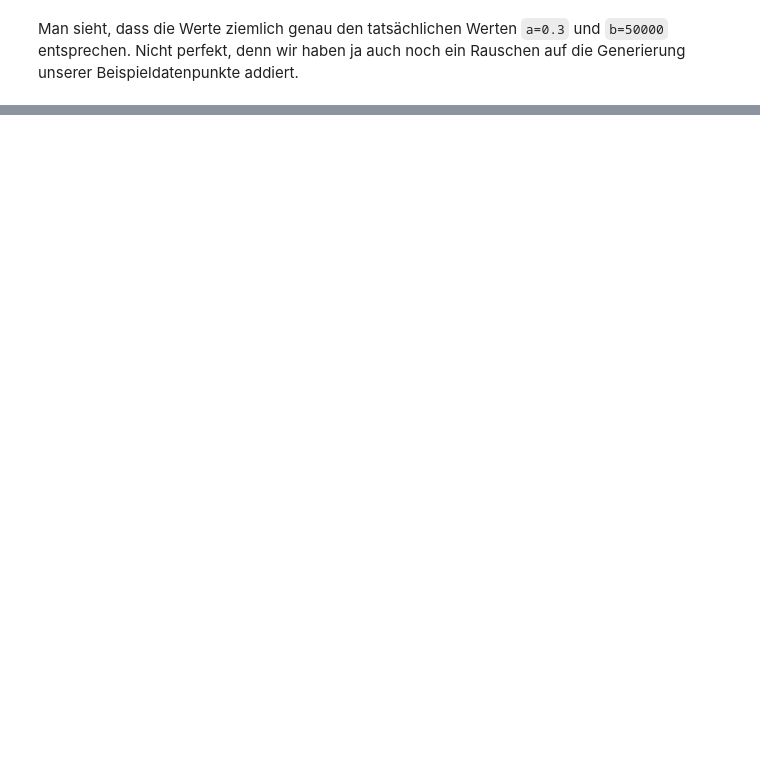
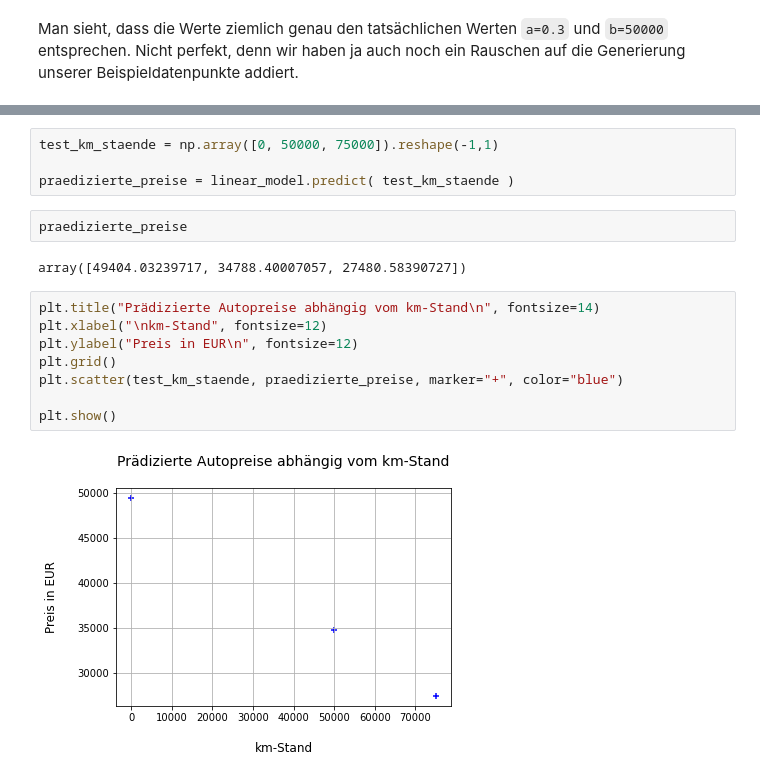
Before and after one commit to juebrauer/book_einstieg_in_ml_mit_scikit-learn, a Jupyter notebook: 04_lineare_regression.ipynb, the cells around one changed output, grey strips where cells are left out. Drawn from its saved outputs; the diff is of its cells as text; blank space fills up the shorter version.

```diff
--- a/04_lineare_regression.ipynb
+++ b/04_lineare_regression.ipynb
@@ -89,0 +96,18 @@ Man sieht, dass die Werte ziemlich genau den tatsächlichen Werten `a=0.3` und `
+# %%
+test_km_staende = np.array([0, 50000, 75000]).reshape(-1,1)
+
+praedizierte_preise = linear_model.predict( test_km_staende )
+# %%
+praedizierte_preise
+# %% [output]
+array([49404.03239717, 34788.40007057, 27480.58390727])
+# %%
+plt.title("Prädizierte Autopreise abhängig vom km-Stand\n", fontsize=14)
+plt.xlabel("\nkm-Stand", fontsize=12)
+plt.ylabel("Preis in EUR\n", fontsize=12)
+plt.grid()
+plt.scatter(test_km_staende, praedizierte_preise, marker="+", color="blue")
+
+plt.show()
+# %% [output]
+[figure, added]
```
Also changed, not shown: parts of 63 cells of this notebook.
